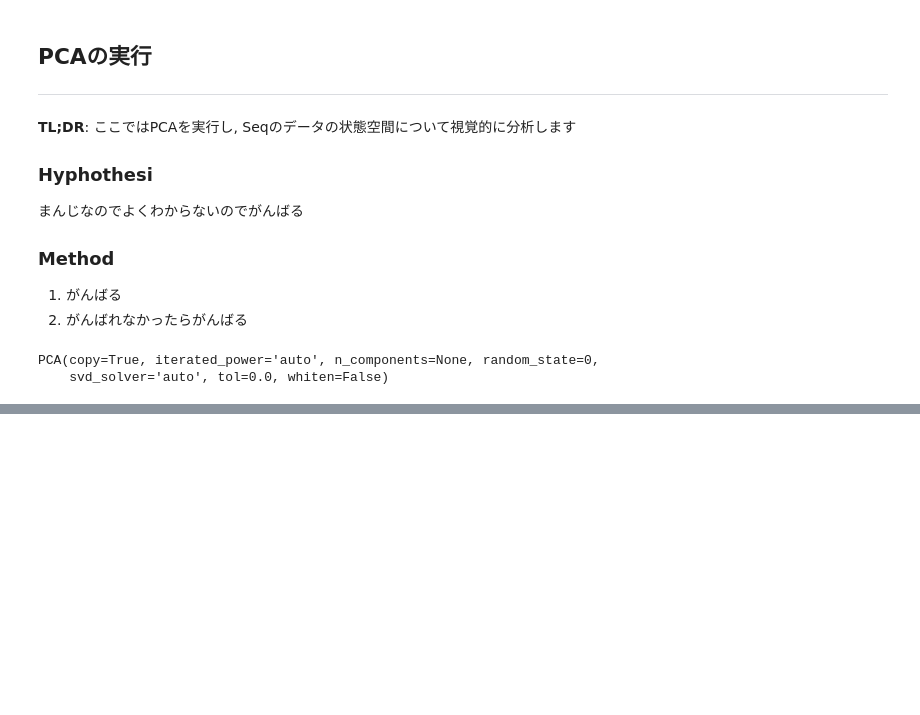
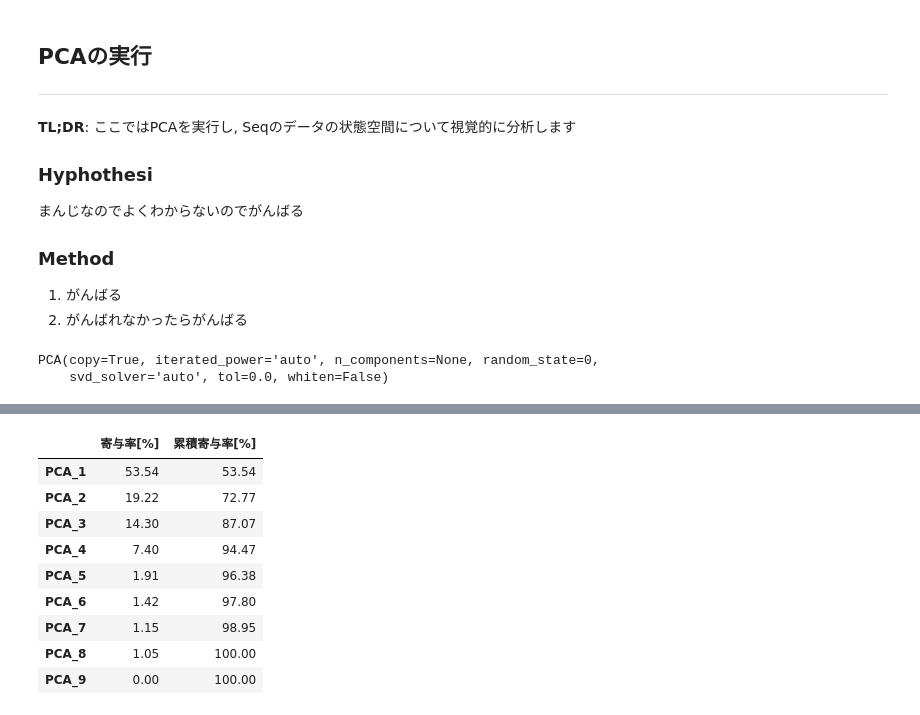
Before and after one commit to yo-aka-gene/rna-seq, a Jupyter notebook: RNAseq_pca.ipynb, the cells around one changed output, grey strips where cells are left out. Saved outputs shown, nothing was run; the diff lists cells and outputs as text; code cells hidden in the pictures; blank space fills up the shorter version.

```diff
--- a/RNAseq_pca.ipynb
+++ b/RNAseq_pca.ipynb
@@ -77 +94,22 @@ PCA(copy=True, iterated_power='auto', n_components=None, random_state=0,
+# %%
+temp = [
+[f"{i:.2f}" for i in (model.explained_variance_ratio_ * 100)]
+, [f"{i:.2f}" for i in (model.explained_variance_ratio_.cumsum() * 100)]
+]
+
+pd.DataFrame(temp
+            , index=['寄与率[%]', '累積寄与率[%]']
+            , columns=[f"PCA_{i}" for i in range(1, 10)]
+).T
+# %% [output]
+|  | 寄与率[%] | 累積寄与率[%] |
+| PCA_1 | 53.54 | 53.54 |
+| PCA_2 | 19.22 | 72.77 |
+| PCA_3 | 14.30 | 87.07 |
+| PCA_4 | 7.40 | 94.47 |
+| PCA_5 | 1.91 | 96.38 |
+| PCA_6 | 1.42 | 97.80 |
+| PCA_7 | 1.15 | 98.95 |
+| PCA_8 | 1.05 | 100.00 |
+| PCA_9 | 0.00 | 100.00 |
 # %%
```
Also changed, not shown: parts of 6 cells of this notebook, 1 other file.
